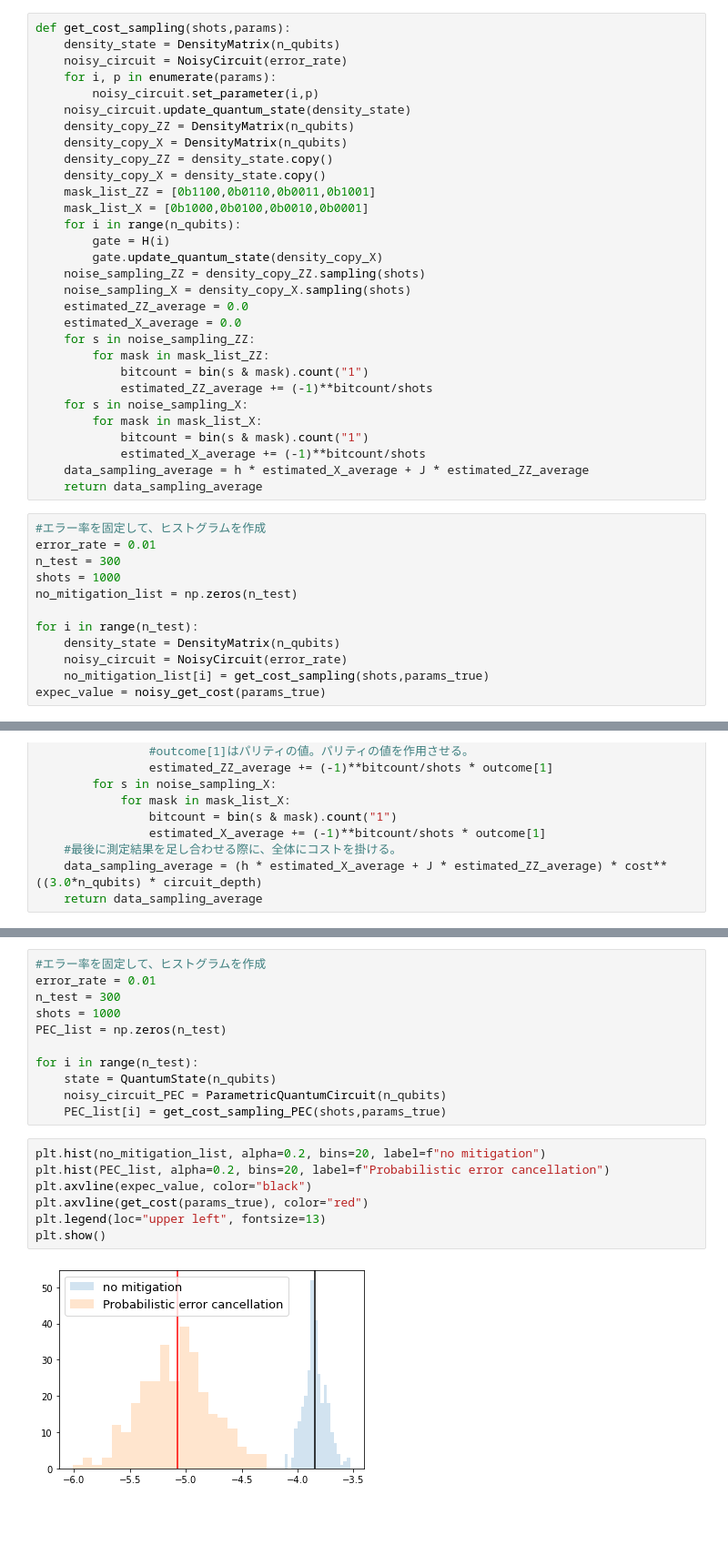
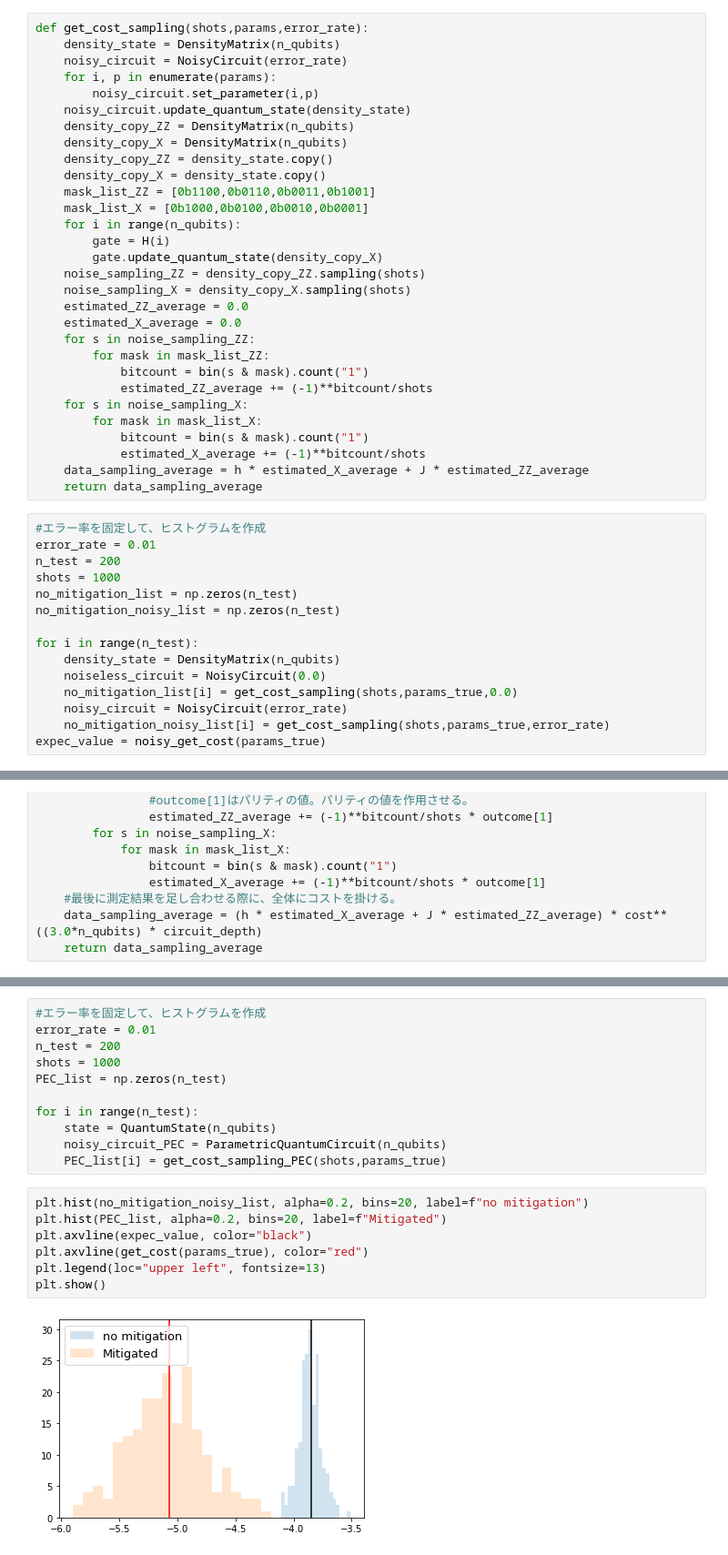
Before and after one commit to Qulacs-Osaka/quantum_software_handson, a Jupyter notebook: doc/source/notebooks/04_03_Probabilistic_error_cancellation.ipynb, the cells around one changed output, grey strips where cells are left out. Shown at 91% size. Drawn from its saved outputs; the diff is of its cells as text; blank space fills up the shorter version.

```diff
--- a/doc/source/notebooks/04_03_Probabilistic_error_cancellation.ipynb
+++ b/doc/source/notebooks/04_03_Probabilistic_error_cancellation.ipynb
@@ -123,5 +125,5 @@ print(minimized_costfunction_noise)
 # %%
-def get_cost_sampling(shots,params):
+def get_cost_sampling(shots,params,error_rate):
     density_state = DensityMatrix(n_qubits)
     noisy_circuit = NoisyCircuit(error_rate)
     for i, p in enumerate(params):
@@ -153,13 +155,16 @@ def get_cost_sampling(shots,params):
 # %%
 #エラー率を固定して、ヒストグラムを作成
 error_rate = 0.01
-n_test = 300
+n_test = 200
 shots = 1000
 no_mitigation_list = np.zeros(n_test)
+no_mitigation_noisy_list = np.zeros(n_test)
 
 for i in range(n_test):
     density_state = DensityMatrix(n_qubits)
+    noiseless_circuit = NoisyCircuit(0.0)
+    no_mitigation_list[i] = get_cost_sampling(shots,params_true,0.0)
     noisy_circuit = NoisyCircuit(error_rate)
-    no_mitigation_list[i] = get_cost_sampling(shots,params_true)
+    no_mitigation_noisy_list[i] = get_cost_sampling(shots,params_true,error_rate)
 expec_value = noisy_get_cost(params_true)
 # %%
@@ -279,7 +292,7 @@ get_cost_sampling_PEC(shots,params_true)
 # %%
 #エラー率を固定して、ヒストグラムを作成
 error_rate = 0.01
-n_test = 300
+n_test = 200
 shots = 1000
 PEC_list = np.zeros(n_test)
 
@@ -288,12 +301,12 @@ for i in range(n_test):
     noisy_circuit_PEC = ParametricQuantumCircuit(n_qubits)
     PEC_list[i] = get_cost_sampling_PEC(shots,params_true)
 # %%
-plt.hist(no_mitigation_list, alpha=0.2, bins=20, label=f"no mitigation")
-plt.hist(PEC_list, alpha=0.2, bins=20, label=f"Probabilistic error cancellation")
+plt.hist(no_mitigation_noisy_list, alpha=0.2, bins=20, label=f"no mitigation")
+plt.hist(PEC_list, alpha=0.2, bins=20, label=f"Mitigated")
 plt.axvline(expec_value, color="black")
 plt.axvline(get_cost(params_true), color="red")
 plt.legend(loc="upper left", fontsize=13)
 plt.show()
 # %% [output]
-[figure, old version]
+[figure, new version]
 # %% [markdown]
```
Also changed, not shown: parts of 12 cells of this notebook, 2 other files.
